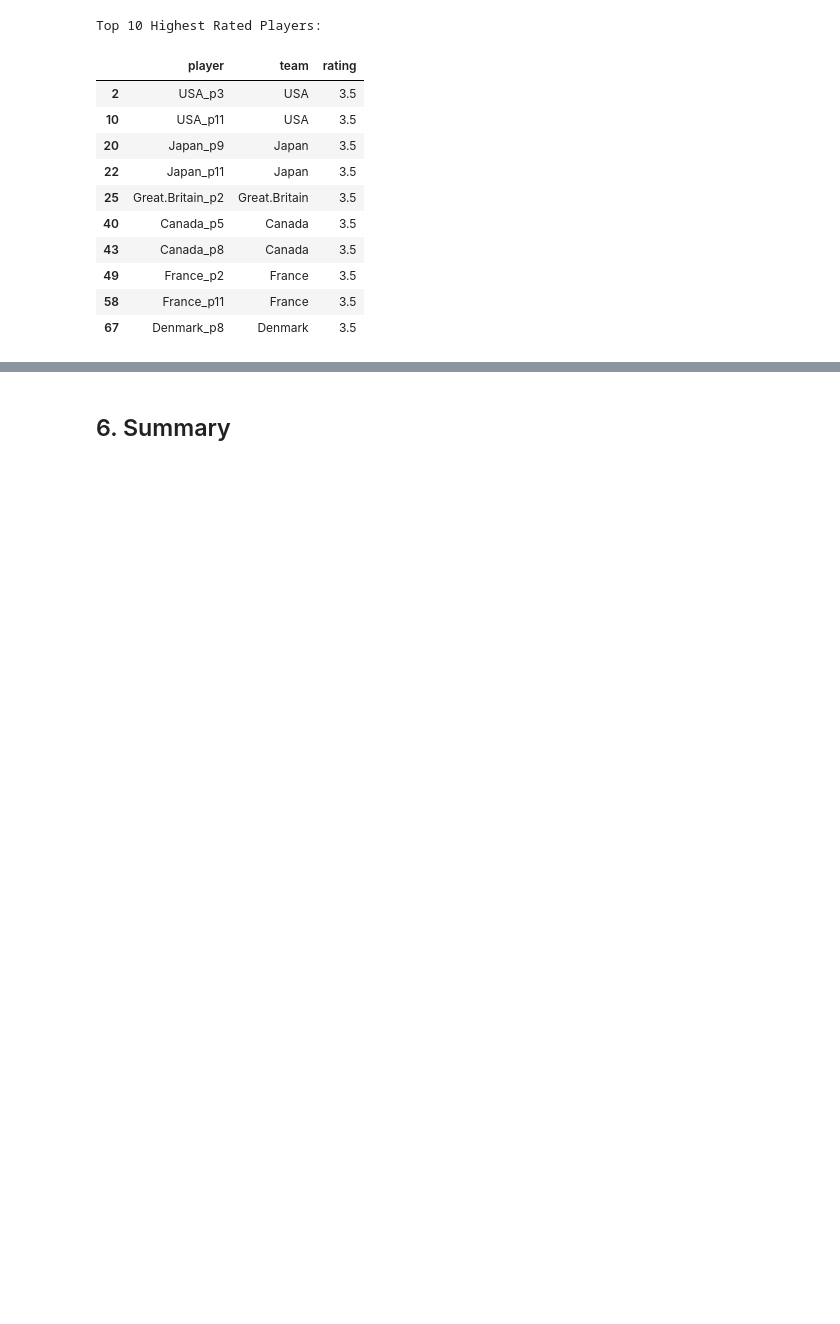
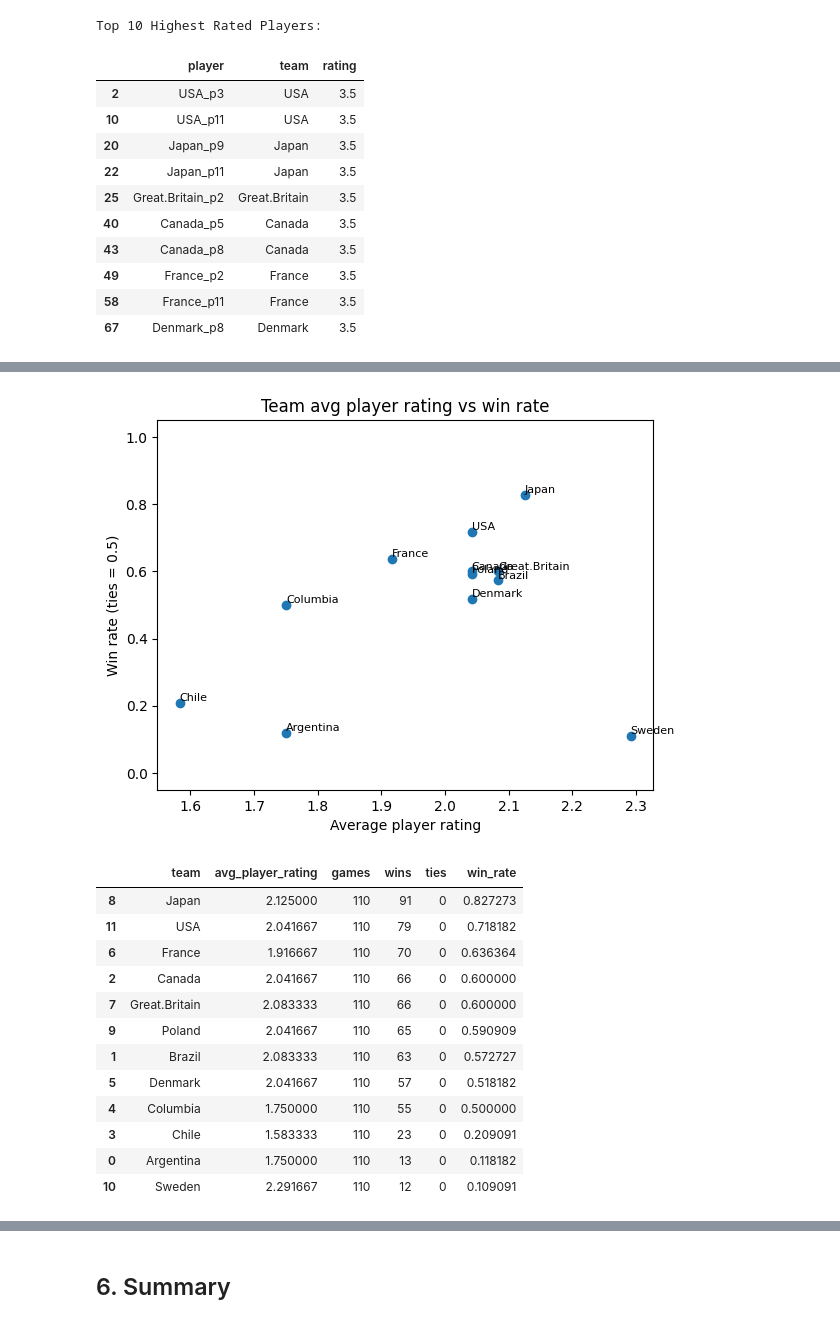
Before and after one commit to johngreenough/SportsModule, a Jupyter notebook: dataAnalysis.ipynb, the cells around one changed output, grey strips where cells are left out. Saved outputs shown, nothing was run; the diff lists cells and outputs as text; code cells hidden in the pictures; blank space fills up the shorter version.

```diff
--- a/dataAnalysis.ipynb
+++ b/dataAnalysis.ipynb
@@ -397,0 +490,75 @@ Top 10 Highest Rated Players:
+# %%
+import pandas as pd
+import numpy as np
+import matplotlib.pyplot as plt
+
+players = pd.read_csv("/Users/matthewstebelsky/SportsModule/data/player_data.csv")
+
+# --- get team for each player (use column if it exists, else parse from "Canada_p3" style names) ---
+if "team" not in players.columns:
+    players["team"] = players["player"].apply(lambda s: "_".join(str(s).split("_")[:-1]))
+
+team_rating = (
+    players.groupby("team", as_index=False)["rating"]
+    .mean()
+    .rename(columns={"rating": "avg_player_rating"})
+)
+
+# --- compute final score per game by summing stints ---
+games = (
+    stints.groupby(["game_id", "h_team", "a_team"], as_index=False)[["h_goals", "a_goals"]]
+    .sum()
+    .rename(columns={"h_goals": "h_final", "a_goals": "a_final"})
+)
+
+# --- convert to team-level game results (win/tie/loss) ---
+home = games[["game_id", "h_team", "h_final", "a_final"]].copy()
+home["team"] = home["h_team"]
+home["is_win"] = (home["h_final"] > home["a_final"]).astype(int)
+home["is_tie"] = (home["h_final"] == home["a_final"]).astype(int)
+
+away = games[["game_id", "a_team", "a_final", "h_final"]].copy()
+away["team"] = away["a_team"]
+away["is_win"] = (away["a_final"] > away["h_final"]).astype(int)
+away["is_tie"] = (away["a_final"] == away["h_final"]).astype(int)
+
+results = pd.concat(
+    [home[["game_id", "team", "is_win", "is_tie"]], away[["game_id", "team", "is_win", "is_tie"]]],
+    ignore_index=True,
+)
+
+team_winrate = (
+    results.groupby("team", as_index=False)
+    .agg(games=("game_id", "nunique"), wins=("is_win", "sum"), ties=("is_tie", "sum"))
+)
+team_winrate["win_rate"] = (team_winrate["wins"] + 0.5 * team_winrate["ties"]) / team_winrate["games"]
+
+# --- merge + plot ---
+team_summary = team_rating.merge(team_winrate, on="team", how="inner")
+
+plt.figure()
+plt.scatter(team_summary["avg_player_rating"], team_summary["win_rate"])
+for _, r in team_summary.iterrows():
+    plt.text(r["avg_player_rating"], r["win_rate"], r["team"], fontsize=8, ha="left", va="bottom")
+plt.title("Team avg player rating vs win rate")
+plt.xlabel("Average player rating")
+plt.ylabel("Win rate (ties = 0.5)")
+plt.ylim(-0.05, 1.05)
+plt.show()
+
+team_summary.sort_values("win_rate", ascending=False)
+# %% [output]
+[figure, added]
+|  | team | avg_player_rating | games | wins | ties | win_rate |
+| 8 | Japan | 2.125000 | 110 | 91 | 0 | 0.827273 |
+| 11 | USA | 2.041667 | 110 | 79 | 0 | 0.718182 |
+| 6 | France | 1.916667 | 110 | 70 | 0 | 0.636364 |
+| 2 | Canada | 2.041667 | 110 | 66 | 0 | 0.600000 |
+| 7 | Great.Britain | 2.083333 | 110 | 66 | 0 | 0.600000 |
+| 9 | Poland | 2.041667 | 110 | 65 | 0 | 0.590909 |
+| 1 | Brazil | 2.083333 | 110 | 63 | 0 | 0.572727 |
+| 5 | Denmark | 2.041667 | 110 | 57 | 0 | 0.518182 |
+| 4 | Columbia | 1.750000 | 110 | 55 | 0 | 0.500000 |
+| 3 | Chile | 1.583333 | 110 | 23 | 0 | 0.209091 |
+| 0 | Argentina | 1.750000 | 110 | 13 | 0 | 0.118182 |
+| 10 | Sweden | 2.291667 | 110 | 12 | 0 | 0.109091 |
```
Also changed, not shown: parts of 4 cells of this notebook.
